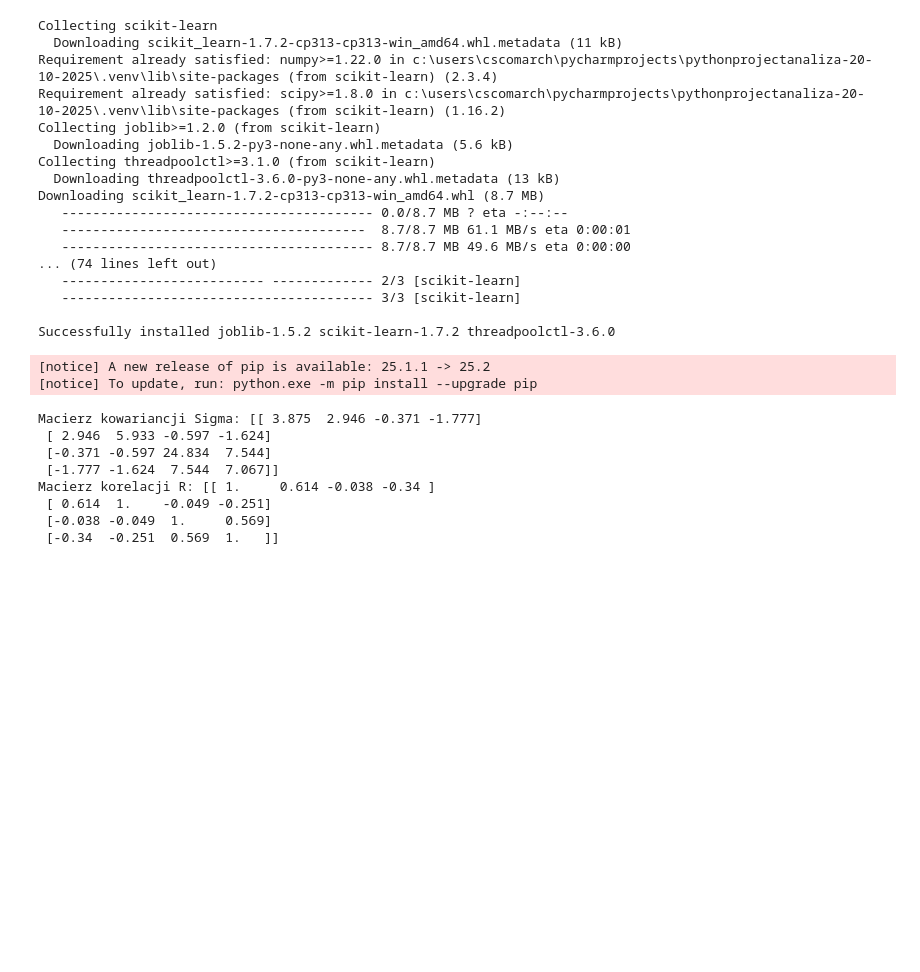
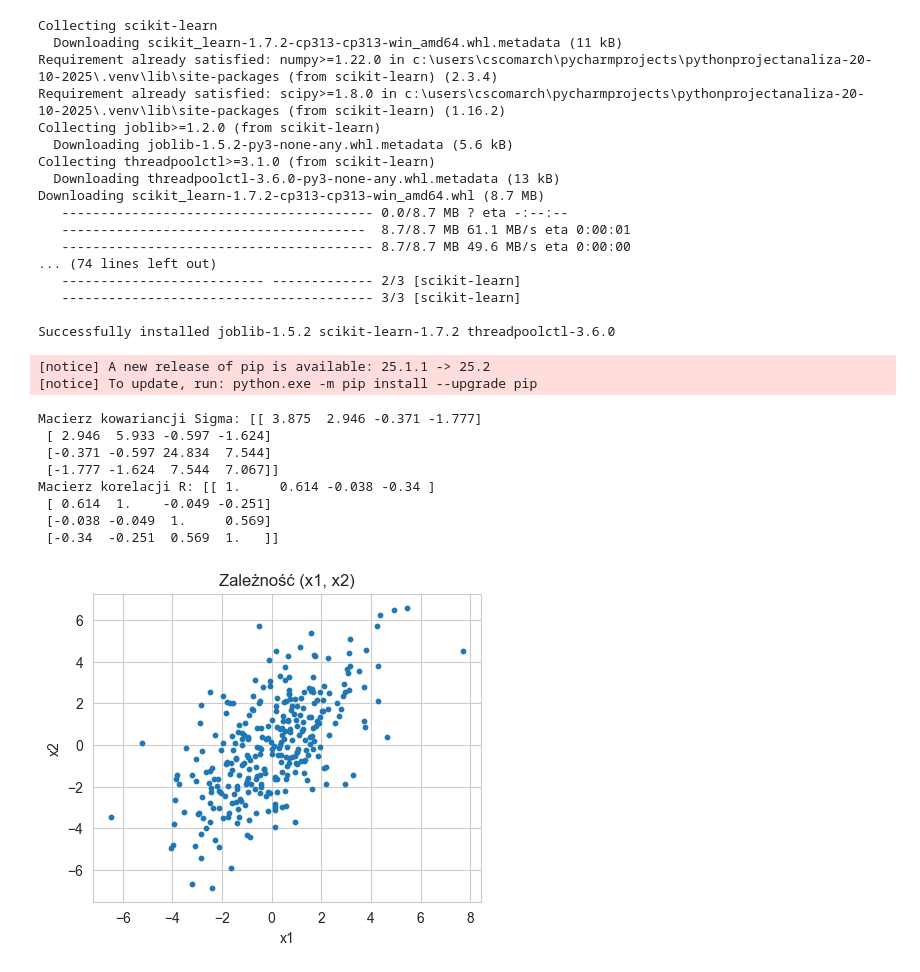
Before and after one commit to rajkonkret/PythonProjectAnaliza-20-10-2025, a Jupyter notebook: cwiczenia11.ipynb, the cells around one changed output. Cells and saved outputs as stored; diff of their text form; code cells hidden in the pictures; blank space fills up the shorter version.

```diff
--- a/cwiczenia11.ipynb
+++ b/cwiczenia11.ipynb
@@ -69,3 +69,13 @@ Macierz korelacji R: [[ 1.     0.614 -0.038 -0.34 ]
  [ 0.614  1.    -0.049 -0.251]
  [-0.038 -0.049  1.     0.569]
  [-0.34  -0.251  0.569  1.   ]]
+# %%
+# Wykres rozrzutu (x1, x2)
+plt.figure(figsize=(5, 4))
+plt.scatter(df['x1'], df['x2'], s=10)  # s=10, mniejsze kropki
+plt.xlabel("x1")
+plt.ylabel("x2")
+plt.title("Zależność (x1, x2)")
+plt.show()
+# %% [output]
+[figure, added]
```
Also changed, not shown: parts of 2 cells of this notebook.
